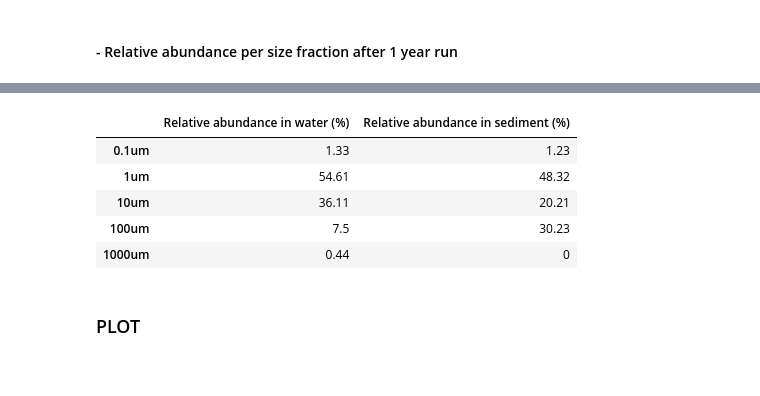
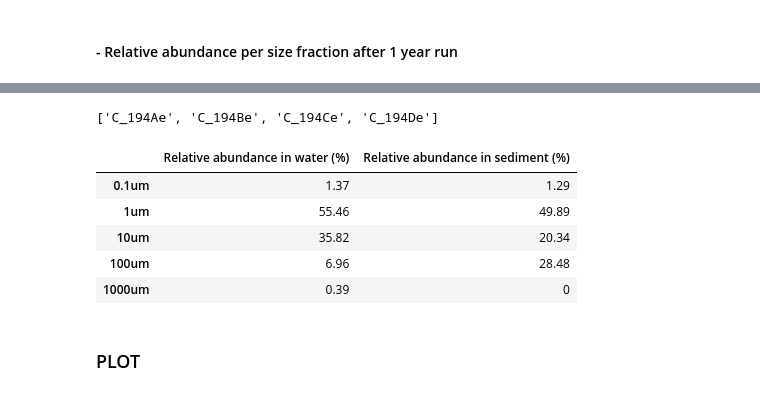
Before and after one commit to Nano2PlastProject/TheFullMulti_RIVER, a Jupyter notebook: FullMulti_RiverModel_Paper_PE.ipynb, the cells around one changed output, grey strips where cells are left out. Drawn from its saved outputs; the diff is of its cells as text; code cells hidden in the pictures.

```diff
--- a/FullMulti_RiverModel_Paper_PE.ipynb
+++ b/FullMulti_RiverModel_Paper_PE.ipynb
@@ -715,34 +716,38 @@ RelativeAbun_SizeFrac
 | 1000um | 1 | 0 |
+# %%
+list_sb[20*4-1*4:]
+# %% [output]
+['C_194Ae', 'C_194Be', 'C_194Ce', 'C_194De']
 # %%
 # Estimate total number of particles per size fraction in each compartment for the downstream section (last 200 km )
 SizeFracNum_comp_downs=pd.DataFrame(index=sizeBinLabel,columns= compartments)
 for siz in range(len(sizeBin)):
     for co in range(len(SizeFracNum_comp.columns)):
         list_sb= [n for n in list_of_indexesCompartments[co] if sizeBin[siz] in n[-3:]]
-        list_sb_downstream=list_sb[20*4-4*4:]
+        list_sb_downstream=list_sb[20*4-1*4:]
         SizeFracNum_comp_downs.iloc[siz,co]=sum(NFinal_num[list_sb_downstream].iloc[t].to_list())
 
 SizeFracNum_comp_downs
 Total_num_water_downs=sum(sum(SizeFracNum_comp_downs[compartments[0:3]].values))
 Total_num_sediment_downs=sum(SizeFracNum_comp_downs[compartments[-1]].values)
 RelativeAbun_SizeFrac_downs=pd.DataFrame(index=sizeBinLabel,columns=["Relative abundance in water (%)", "Relative abundance in sediment (%)"])
 for siz in range(len(sizeBin)):
     if sum(SizeFracNum_comp_downs.iloc[siz][compartments[0:3]].values)==0:
         RelativeAbun_SizeFrac_downs.iloc[siz,0]=0
     else:
         RelativeAbun_SizeFrac_downs.iloc[siz,0]=round((sum(SizeFracNum_comp_downs.iloc[siz][compartments[0:3]].values)/Total_num_water_downs)*100,2)
     if SizeFracNum_comp_downs.iloc[siz][compartments[-1]]==0:
         RelativeAbun_SizeFrac_downs.iloc[siz,1]=0
     else:
         RelativeAbun_SizeFrac_downs.iloc[siz,1]=round((SizeFracNum_comp_downs.iloc[siz][compartments[-1]]/Total_num_sediment_downs)*100,2)
 RelativeAbun_SizeFrac_downs
 # %% [output]
 |  | Relative abundance in water (%) | Relative abundance in sediment (%) |
-| 0.1um | 1.33 | 1.23 |
-| 1um | 54.61 | 48.32 |
-| 10um | 36.11 | 20.21 |
-| 100um | 7.5 | 30.23 |
-| 1000um | 0.44 | 0 |
+| 0.1um | 1.37 | 1.29 |
+| 1um | 55.46 | 49.89 |
+| 10um | 35.82 | 20.34 |
+| 100um | 6.96 | 28.48 |
+| 1000um | 0.39 | 0 |
 # %% [markdown]
 ### PLOT
 # %% [markdown]
```
Also changed, not shown: parts of 17 cells of this notebook, 1 other file.
